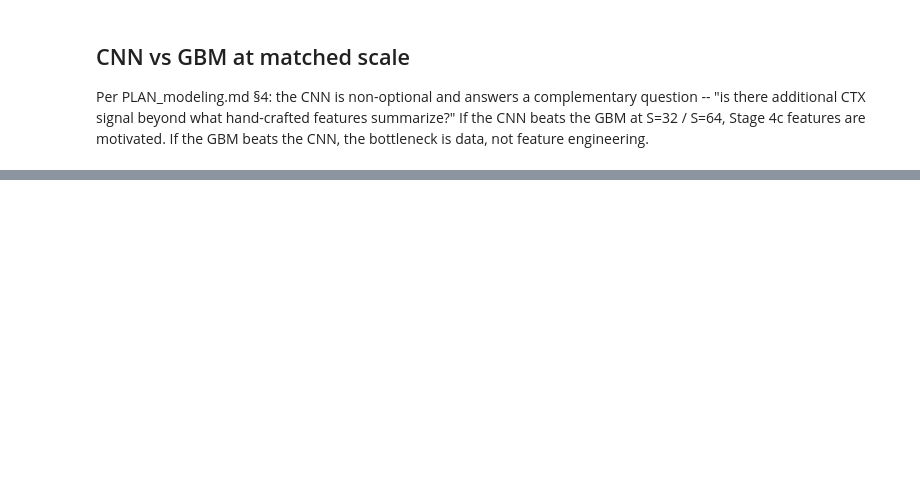
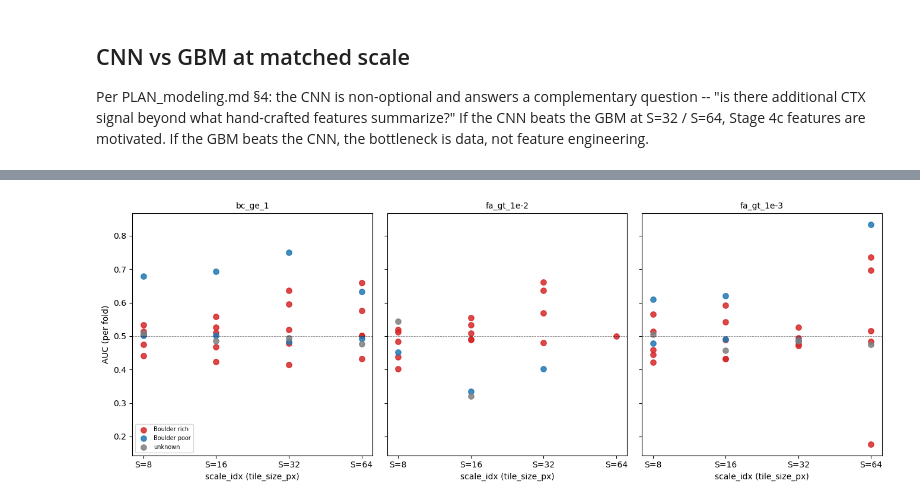
Before and after one commit to brianvamaro/hirise2ctx, a Jupyter notebook: notebooks/10_modeling_qa.ipynb, the cells around one changed output, grey strips where cells are left out. Cells and saved outputs as stored; diff of their text form; code cells hidden in the pictures; blank space fills up the shorter version.

```diff
--- a/notebooks/10_modeling_qa.ipynb
+++ b/notebooks/10_modeling_qa.ipynb
@@ -377,0 +457,23 @@ lightgbm_log1p_huber            64           0.001996          0.075794
+# %%
+fig, axes = plt.subplots(1, len(targets_b), figsize=(4.5 * len(targets_b), 5), sharey=True, squeeze=False)
+for ax, t in zip(axes[0], targets_b):
+    sub = bin_summary[(bin_summary['target_id'] == t) & (~bin_summary['is_specificity_only'])]
+    label_colors = {'Boulder rich': 'tab:red', 'Boulder poor': 'tab:blue',
+                    'unknown': 'tab:gray', 'empty': 'black'}
+    for lbl, color in label_colors.items():
+        sl = sub[sub['boulder_label'] == lbl]
+        if sl.empty: continue
+        ax.scatter(sl['scale_idx'], sl['auc'], color=color, alpha=0.85, label=lbl, s=45)
+    ax.axhline(0.5, color='black', linewidth=0.6, linestyle='--', alpha=0.5)
+    ax.set_xticks(sorted(sub['scale_idx'].unique()))
+    ax.set_xticklabels([f'S={2**(3+s)}' for s in sorted(sub['scale_idx'].unique())])
+    ax.set_xlabel('scale_idx (tile_size_px)')
+    if ax is axes[0][0]:
+        ax.set_ylabel('AUC (per fold)')
+        ax.legend(fontsize=7, loc='lower left')
+    ax.set_title(t, fontsize=10)
+fig.tight_layout()
+fig.savefig(FIG_DIR / '10_binary_per_fold_auc_by_label.png', dpi=110)
+plt.show()
+# %% [output]
+[figure, added]
```
Also changed, not shown: parts of 21 cells of this notebook, 9 other files.
